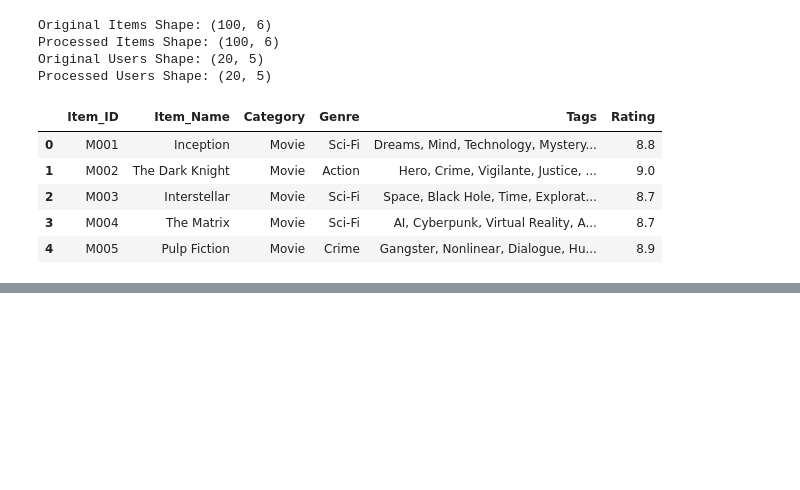
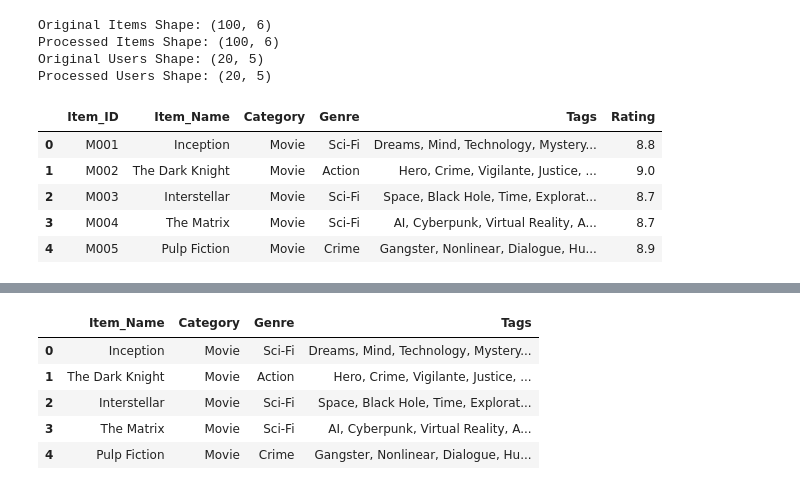
Before and after one commit to zuhranrasool/AI-Recommendation-System, a Jupyter notebook: notebooks/Recommendation_Analysis.ipynb, the cells around one changed output, grey strips where cells are left out. Saved outputs shown, nothing was run; the diff lists cells and outputs as text; code cells hidden in the pictures; blank space fills up the shorter version.

Commit message:
Clean text attributes for preprocessing

```diff
--- a/notebooks/Recommendation_Analysis.ipynb
+++ b/notebooks/Recommendation_Analysis.ipynb
@@ -310,0 +320,16 @@ display(processed_users.head())
+# %%
+processed_items = preprocess_items(items)
+processed_users = preprocess_users(users)
+# %%
+display(
+    processed_items[
+        ["Item_Name", "Category", "Genre", "Tags"]
+    ].head()
+)
+# %% [output]
+|  | Item_Name | Category | Genre | Tags |
+| 0 | Inception | Movie | Sci-Fi | Dreams, Mind, Technology, Mystery... |
+| 1 | The Dark Knight | Movie | Action | Hero, Crime, Vigilante, Justice, ... |
+| 2 | Interstellar | Movie | Sci-Fi | Space, Black Hole, Time, Explorat... |
+| 3 | The Matrix | Movie | Sci-Fi | AI, Cyberpunk, Virtual Reality, A... |
+| 4 | Pulp Fiction | Movie | Crime | Gangster, Nonlinear, Dialogue, Hu... |
```
Also changed, not shown: parts of 4 cells of this notebook, 1 other file.
